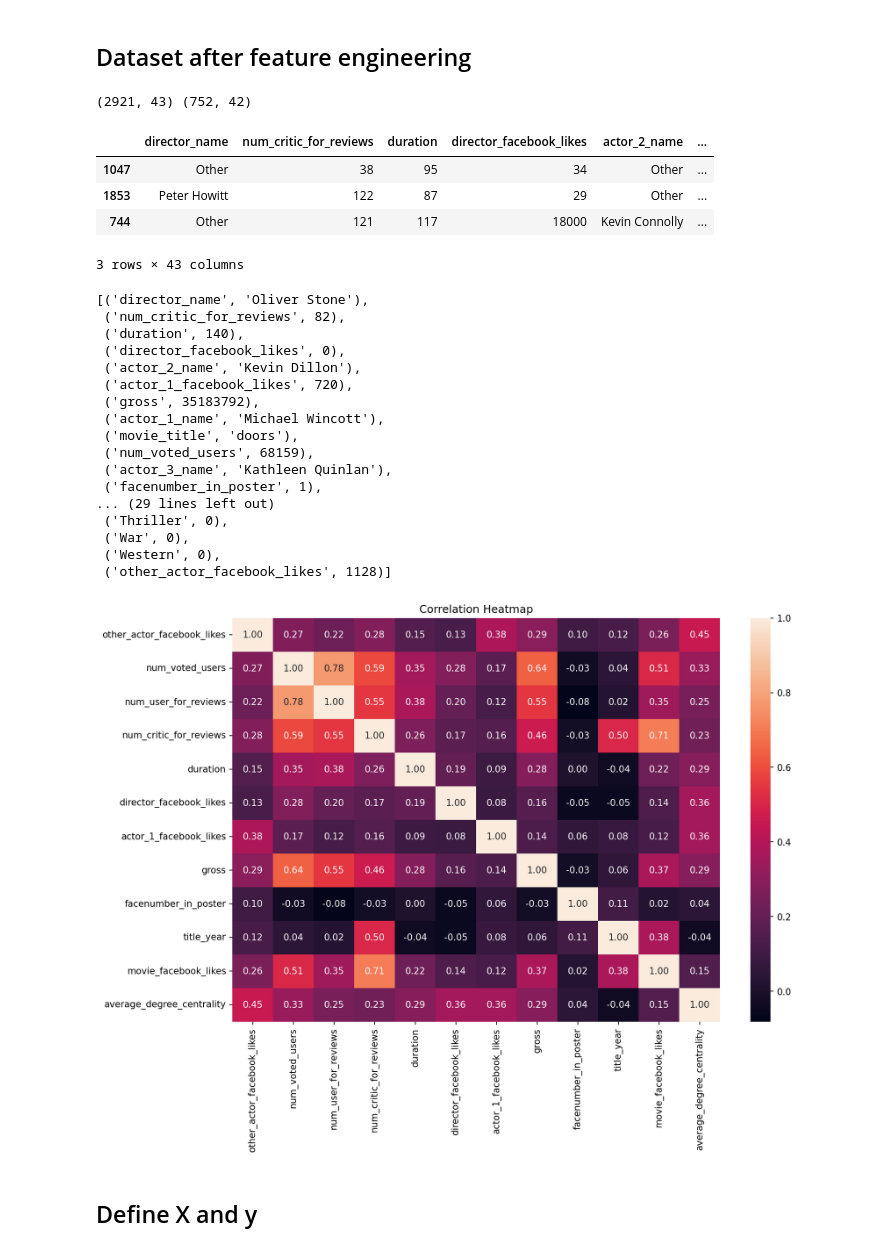
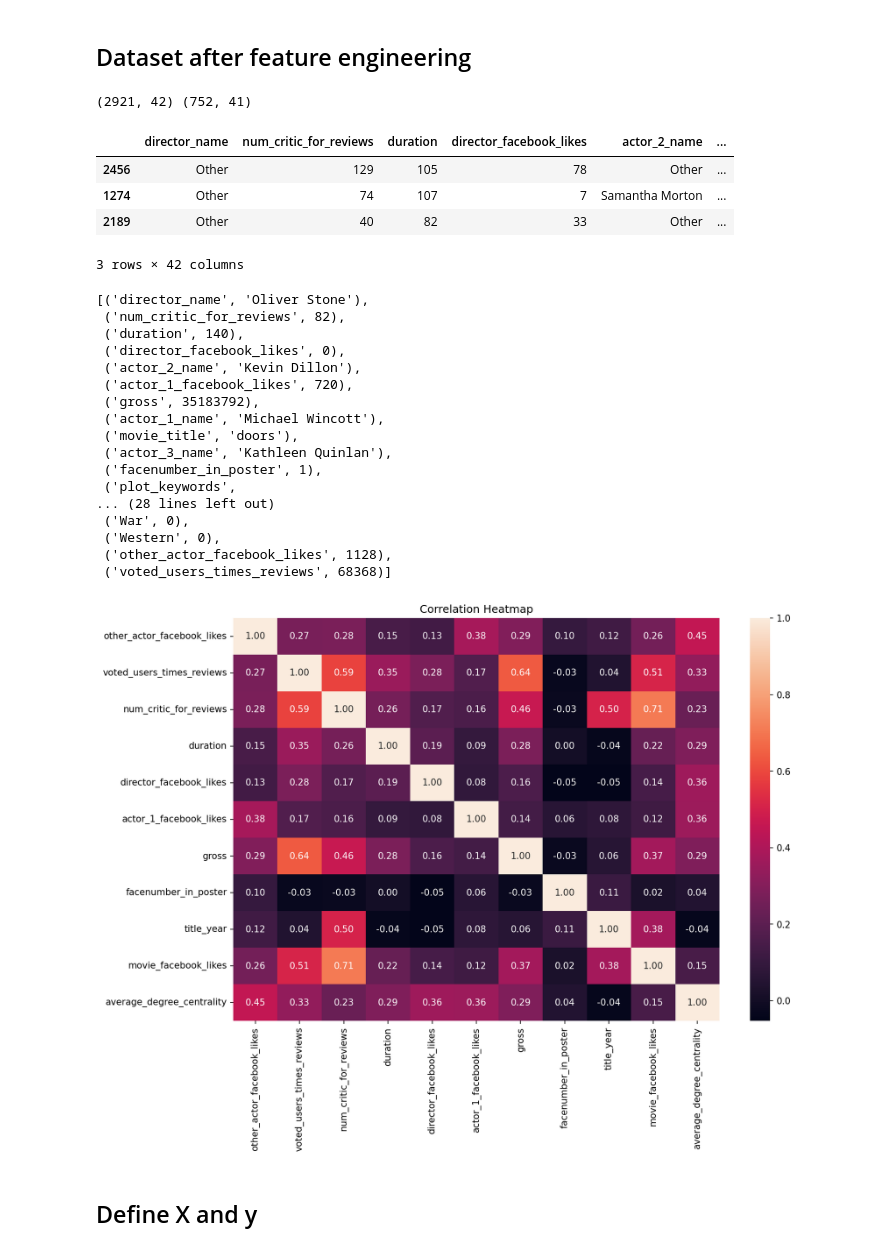
Before and after one commit to JZYNX/ML-assignment-2, a Jupyter notebook: COMP30027-Project2.ipynb, the cells around one changed output. Drawn from its saved outputs; the diff is of its cells as text; code cells hidden in the pictures.

```diff
--- a/COMP30027-Project2.ipynb
+++ b/COMP30027-Project2.ipynb
@@ -299,0 +295,8 @@ print(train_df.shape)
+# %%
+train_df['voted_users_times_reviews'] = train_df["num_voted_users"] + train_df['num_user_for_reviews']
+test_df['voted_users_times_reviews'] = test_df["num_voted_users"] + test_df['num_user_for_reviews']
+
+train_df.drop(columns=['num_voted_users', 'num_user_for_reviews'], inplace=True)
+test_df.drop(columns=['num_voted_users', 'num_user_for_reviews'], inplace=True)
+
+print(train_df.shape)
@@ -465,12 +470,12 @@ display(train_df.sample(3))
 
 display(list(zip(train_df.columns, train_df.iloc[85])))
 # %% [output]
-(2921, 43) (752, 42)
+(2921, 42) (752, 41)
 |  | director_name | num_critic_for_reviews | duration | director_facebook_likes | actor_2_name | ... |
-| 1047 | Other | 38 | 95 | 34 | Other | ... |
-| 1853 | Peter Howitt | 122 | 87 | 29 | Other | ... |
-| 744 | Other | 121 | 117 | 18000 | Kevin Connolly | ... |
+| 2456 | Other | 129 | 105 | 78 | Other | ... |
+| 1274 | Other | 74 | 107 | 7 | Samantha Morton | ... |
+| 2189 | Other | 40 | 82 | 33 | Other | ... |
-3 rows × 43 columns
+3 rows × 42 columns
 [('director_name', 'Oliver Stone'),
  ('num_critic_for_reviews', 82),
  ('duration', 140),
@@ -480,26 +485,26 @@ display(list(zip(train_df.columns, train_df.iloc[85])))
  ('gross', 35183792),
  ('actor_1_name', 'Michael Wincott'),
  ('movie_title', 'doors'),
- ('num_voted_users', 68159),
  ('actor_3_name', 'Kathleen Quinlan'),
  ('facenumber_in_poster', 1),
-... (29 lines left out)
- ('Thriller', 0),
+ ('plot_keywords',
+... (28 lines left out)
  ('War', 0),
  ('Western', 0),
- ('other_actor_facebook_likes', 1128)]
+ ('other_actor_facebook_likes', 1128),
+ ('voted_users_times_reviews', 68368)]
 # %%
 # Correlation HeatMap
-new_features = ['other_actor_facebook_likes', 'num_voted_users', 'num_user_for_reviews', 'num_critic_for_reviews', 'duration', 'director_facebook_likes', 'actor_1_facebook_likes', 'gross', 'facenumber_in_poster', 'title_year', 'movie_facebook_likes', 'average_degree_centrality']
+new_features = ['other_actor_facebook_likes', 'voted_users_times_reviews', 'num_critic_for_reviews', 'duration', 'director_facebook_likes', 'actor_1_facebook_likes', 'gross', 'facenumber_in_poster', 'title_year', 'movie_facebook_likes', 'average_degree_centrality']
 
 plt.figure(figsize=(12,8), dpi=150)
 plt.title("Correlation Heatmap")
 sns.heatmap(train_df[new_features].corr(), annot=True, fmt='.2f')
 
 plt.savefig('./visualisations/correlation_heatmap_post_feateng.png')
 plt.show()
 # %% [output]
-[figure, old version]
+[figure, new version]
 # %% [markdown]
 ## Define X and y
 # %%
```
Also changed, not shown: parts of 28 cells of this notebook, 8 other files.
